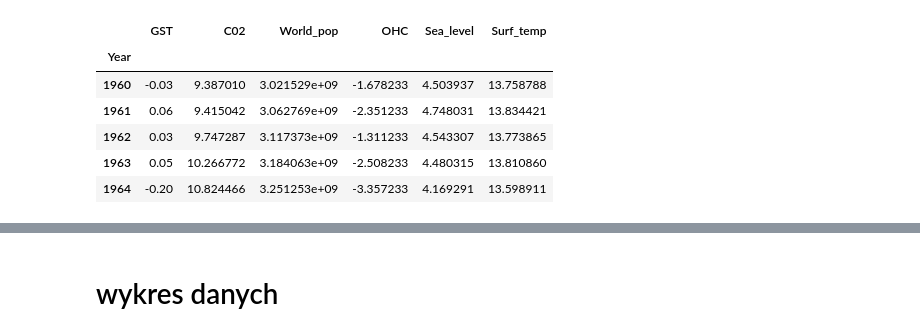
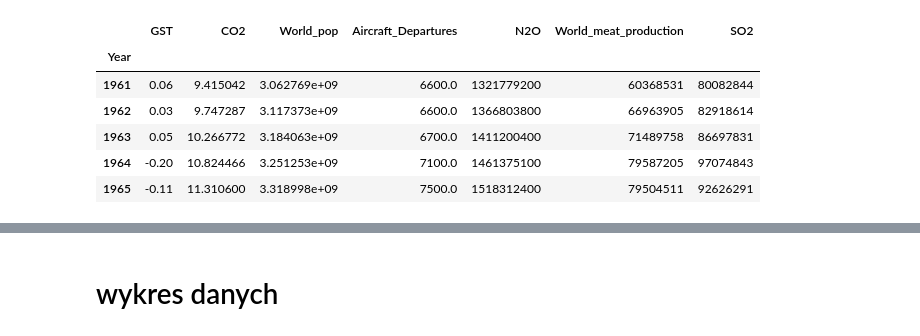
Before and after one commit to Joanna-Maslankiewicz/Analityka-Gospodarcza-sem2, a Jupyter notebook: Python/Projekt/projekt.ipynb, the cells around one changed output, grey strips where cells are left out. Cells and saved outputs as stored; diff of their text form; code cells hidden in the pictures.

```diff
--- a/Python/Projekt/projekt.ipynb
+++ b/Python/Projekt/projekt.ipynb
@@ -30,15 +37,15 @@ import scipy.stats as stats
 # %%
-data = pd.read_excel('dane.xlsx')
+data = pd.read_excel('dane_gst.xlsx')
 data.set_index(['Year'], inplace = True)
 data.head()
 # %% [output]
-|  | GST | C02 | World_pop | OHC | Sea_level | Surf_temp |
-| Year |  |  |  |  |  |  |
-| 1960 | -0.03 | 9.387010 | 3.021529e+09 | -1.678233 | 4.503937 | 13.758788 |
-| 1961 | 0.06 | 9.415042 | 3.062769e+09 | -2.351233 | 4.748031 | 13.834421 |
-| 1962 | 0.03 | 9.747287 | 3.117373e+09 | -1.311233 | 4.543307 | 13.773865 |
-| 1963 | 0.05 | 10.266772 | 3.184063e+09 | -2.508233 | 4.480315 | 13.810860 |
-| 1964 | -0.20 | 10.824466 | 3.251253e+09 | -3.357233 | 4.169291 | 13.598911 |
+|  | GST | CO2 | World_pop | Aircraft_Departures | N2O | World_meat_production | SO2 |
+| Year |  |  |  |  |  |  |  |
+| 1961 | 0.06 | 9.415042 | 3.062769e+09 | 6600.0 | 1321779200 | 60368531 | 80082844 |
+| 1962 | 0.03 | 9.747287 | 3.117373e+09 | 6600.0 | 1366803800 | 66963905 | 82918614 |
+| 1963 | 0.05 | 10.266772 | 3.184063e+09 | 6700.0 | 1411200400 | 71489758 | 86697831 |
+| 1964 | -0.20 | 10.824466 | 3.251253e+09 | 7100.0 | 1461375100 | 79587205 | 97074843 |
+| 1965 | -0.11 | 11.310600 | 3.318998e+09 | 7500.0 | 1518312400 | 79504511 | 92626291 |
 # %%
 y = data[['GST']]
 x0 = pd.DataFrame(np.ones(y.shape), index = data.index, columns = ['const'])
```
Also changed, not shown: parts of 85 cells of this notebook, 1 other file.
